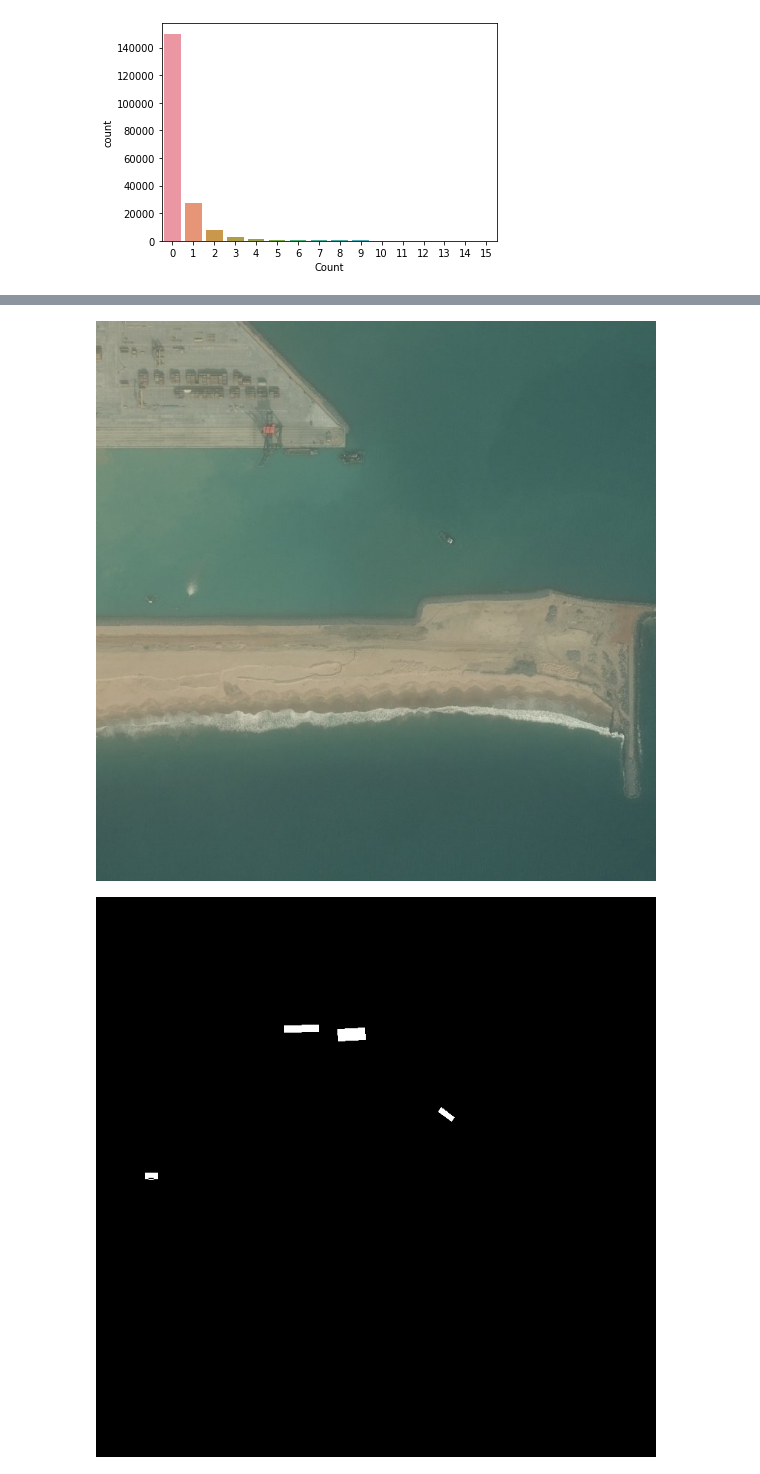
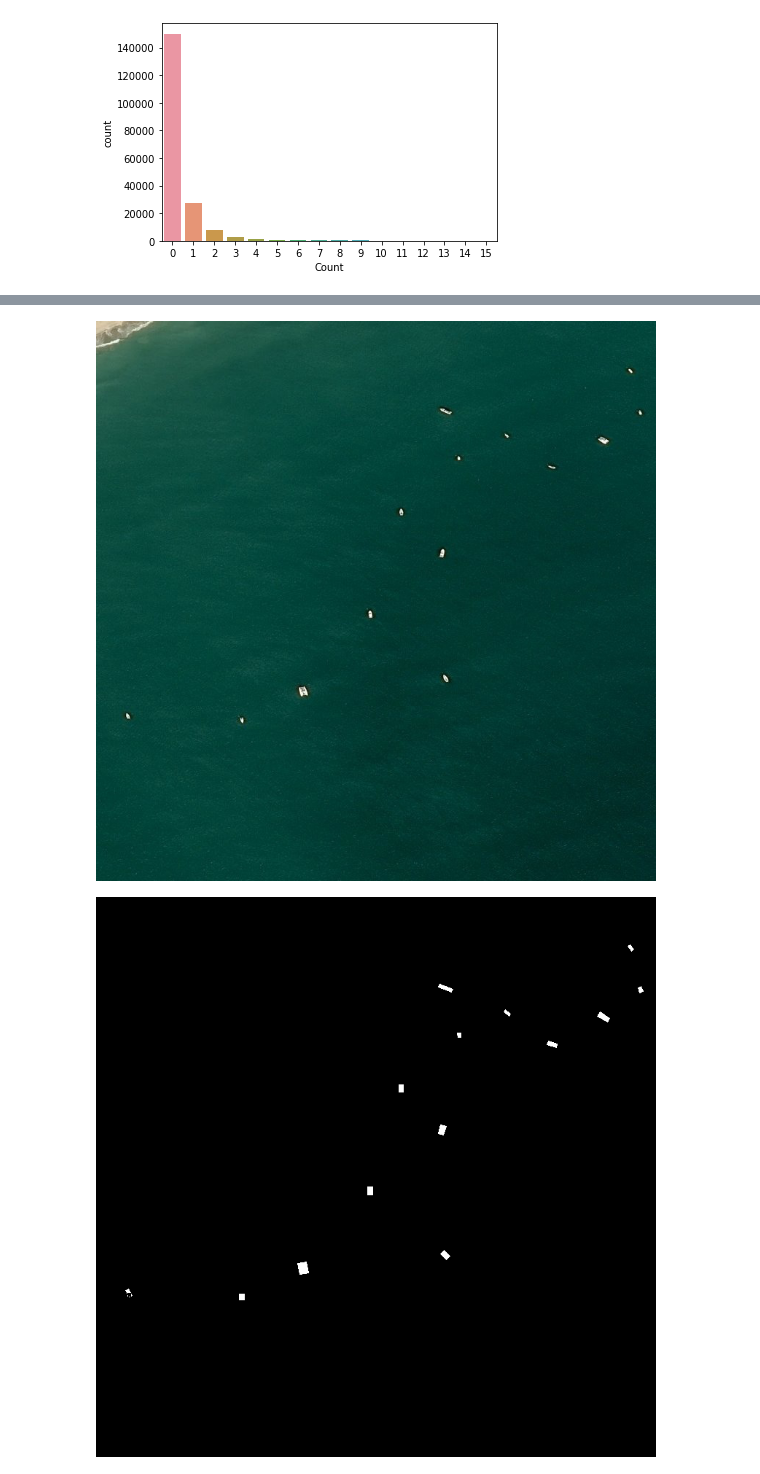
Before and after one commit to SaumilShah-7/Airbus-Ship-Detection-Challenge-Kaggle, a Jupyter notebook: Airbus_Ship_Detection.ipynb, the cells around one changed output, grey strips where cells are left out. Drawn from its saved outputs; the diff is of its cells as text; code cells hidden in the pictures.

```diff
--- a/Airbus_Ship_Detection.ipynb
+++ b/Airbus_Ship_Detection.ipynb
@@ -87,7 +83,8 @@ print(df_u.shape[0])
 df_u = df_u[df_u['Filesize'] > 50]
 print(df_u.shape[0])
 
-df_u['Has Ship'] = df_u['Shipnum'].map(lambda x: 'Y' if x>0 else 'N')
+print(pd.concat([df_u['Shipnum'].value_counts(), df_u['Shipnum'].value_counts(normalize=True)], axis=1))
+sns.countplot(df_u['Shipnum'])
 
 # import shutil
 # os.makedirs('50-60')
@@ -104,0 +132,15 @@ df_u['Has Ship'] = df_u['Shipnum'].map(lambda x: 'Y' if x>0 else 'N')
+# %%
+cutoff = 1500
+
+balanced_train_df = pd.DataFrame(columns = train_df.columns)
+
+for i in range(0, 16):
+  if train_df[train_df['Shipnum']==i].shape[0] > cutoff:
+    balanced_train_df = balanced_train_df.append(train_df[train_df['Shipnum']==i].sample(cutoff, random_state=7))
+  else:
+    balanced_train_df = balanced_train_df.append(train_df[train_df['Shipnum']==i])
+
+print(balanced_train_df[balanced_train_df['Shipnum']==0].shape[0], balanced_train_df[balanced_train_df['Shipnum']>0].shape[0])
+print('*'*100)
+print(pd.concat([balanced_train_df['Shipnum'].value_counts(), balanced_train_df['Shipnum'].value_counts(normalize=True)], axis=1))
+sns.countplot(balanced_train_df['Shipnum'])
@@ -109,21 +173,22 @@ image_width = 768
 def rle_decode(img_id):
   img_rle = [*df.loc[df['ImageId']==img_id]['EncodedPixels']]
   mask = np.zeros(image_height*image_width, dtype=np.uint8)
-  for x in img_rle:
-    x = x.split(' ')
-    for i in range(0, len(x), 2):
-      mask[int(x[i]):int(x[i])+int(x[i+1])]=255
-  return Image.fromarray(mask.reshape(image_height, image_width).astype(np.uint8).T)
+  if df_u.iloc[list(df_u['ImageId']==img_id).index(True)]['Shipnum']!=0:
+    for x in img_rle:
+      x = x.split(' ')
+      for i in range(0, len(x), 2):
+        mask[int(x[i]):int(x[i])+int(x[i+1])]=1
+  return mask.reshape(image_height, image_width).astype(np.uint8).T
 # %%
 from IPython.display import display
 
-# print(df_u[df_u==5])
+# print(df_u[df_u['Shipnum']==15])
 
-img = Image.open('train/000194a2d.jpg')
+img = Image.open('train/02776139a.jpg')
 display(img)
 
-img1 = rle_decode('000194a2d.jpg')
+img1 = Image.fromarray(rle_decode('02776139a.jpg')*255)
 display(img1)
 # %% [output]
-[figure, old version]
+[figure, new version]
-[figure, old version]
+[figure, new version]
```
Also changed, not shown: parts of 11 cells of this notebook.
